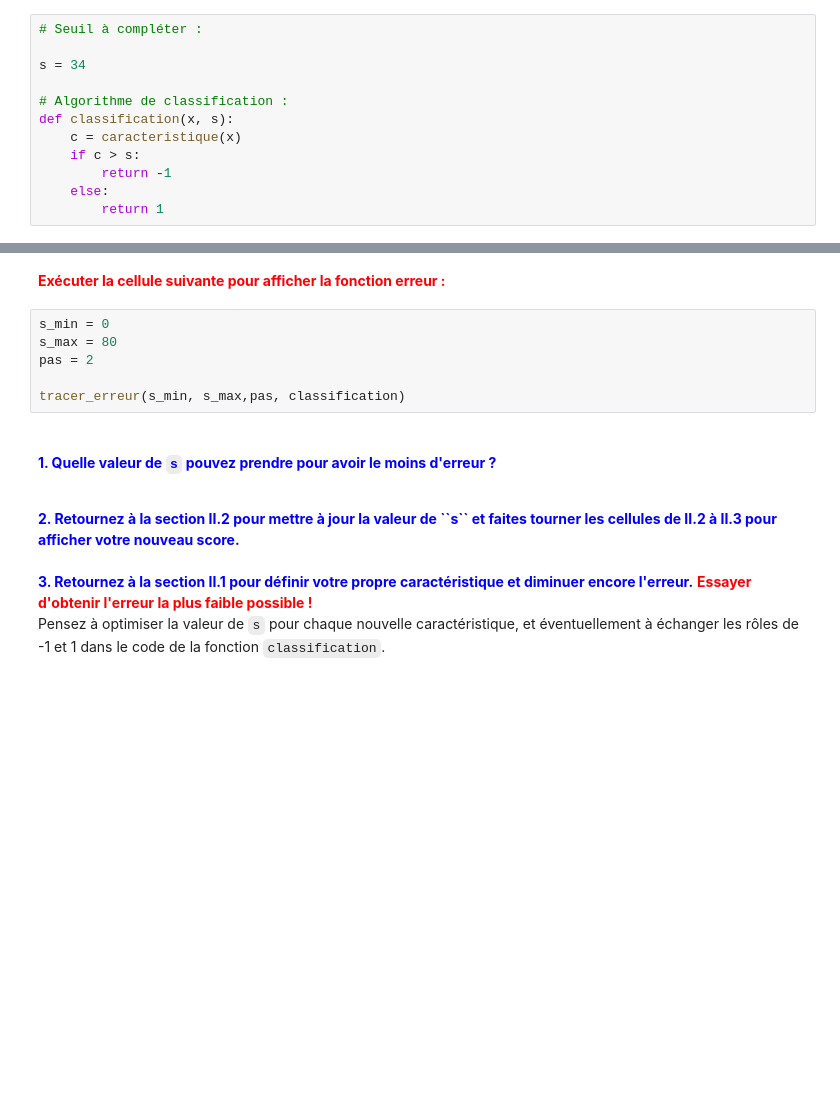
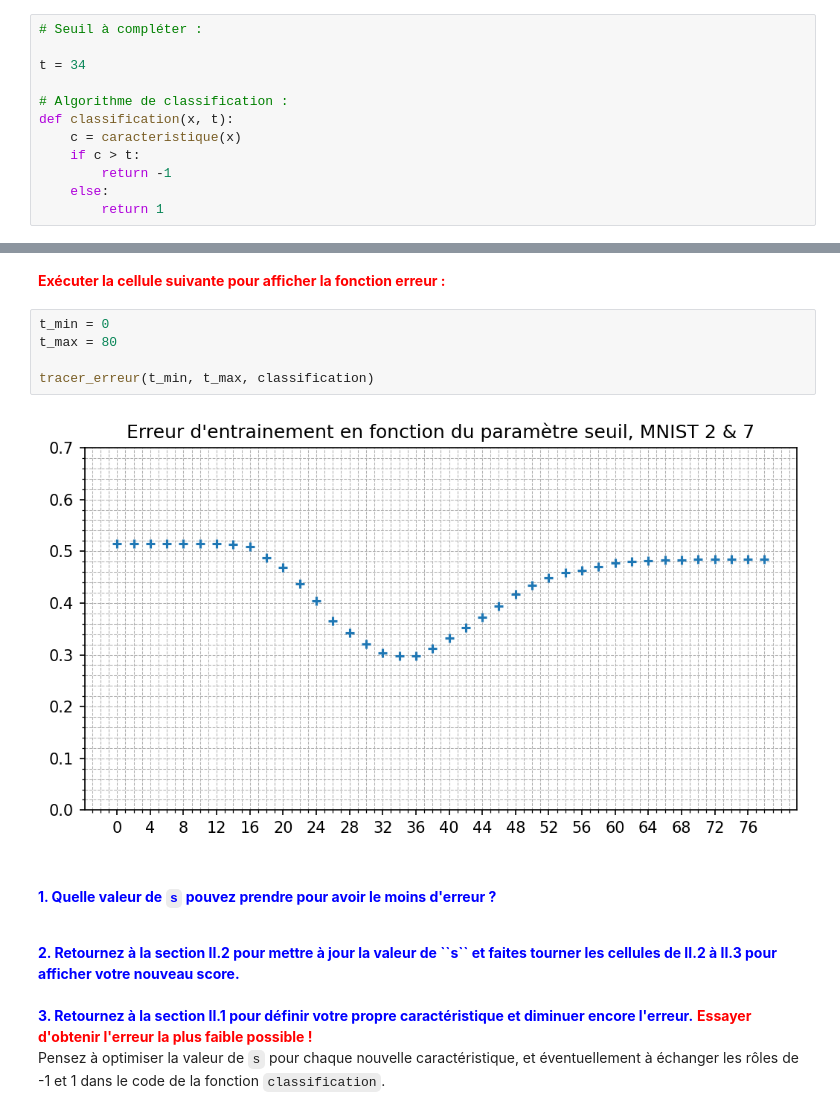
Before and after one commit to akimx98/challenge_data, a Jupyter notebook: Notebook_intro.ipynb, the cells around one changed output, grey strips where cells are left out. Cells and saved outputs as stored; diff of their text form; blank space fills up the shorter version.

```diff
--- a/Notebook_intro.ipynb
+++ b/Notebook_intro.ipynb
@@ -114,12 +114,12 @@ for i in range(10):
 # %%
 # Seuil à compléter :
 
-s = 34
+t = 34
 
 # Algorithme de classification :
-def classification(x, s):
+def classification(x, t):
     c = caracteristique(x)
-    if c > s:
+    if c > t:
         return -1
     else:
         return 1
@@ -173,12 +148,13 @@ Qu'en pensez-vous ? Nous allons maintenant chercher le paramètre s qui minimse
 Pour trouver le meilleur paramètre ``s`` nous traçons la fonction $e_{train}(s)$ pour trouver son minimum.
 # %% [markdown]
 <b><font color=red> Exécuter la cellule suivante pour afficher la fonction erreur :</font></b>
-# %%
-s_min = 0
-s_max = 80
-pas = 2
-
-tracer_erreur(s_min, s_max,pas, classification)
+# %%
+t_min = 0
+t_max = 80
+
+tracer_erreur(t_min, t_max, classification)
+# %% [output]
+[figure, added]
 # %% [markdown]
 <br>
 
```
Also changed, not shown: parts of 13 cells of this notebook, 1 other file.
